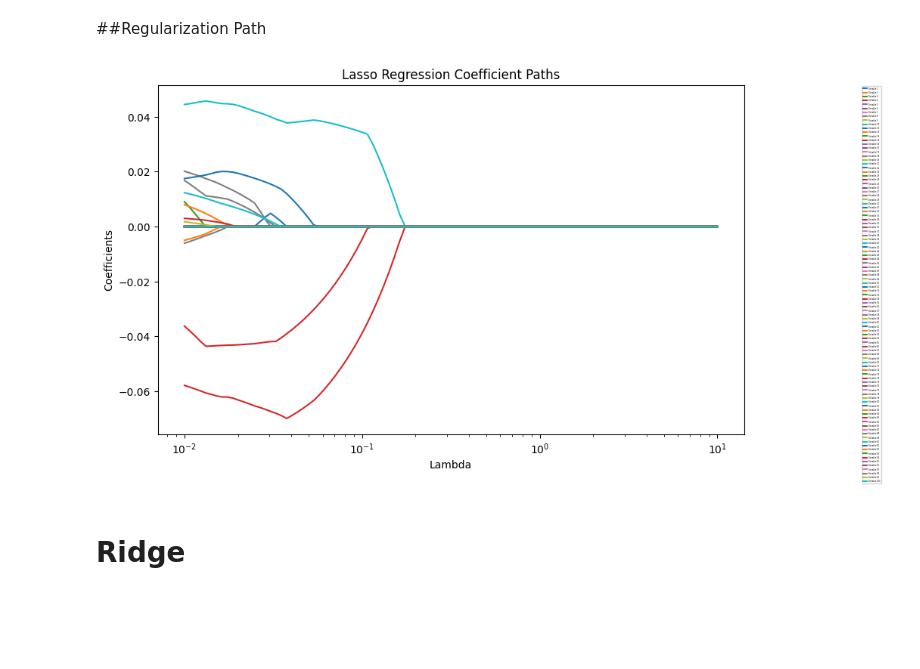
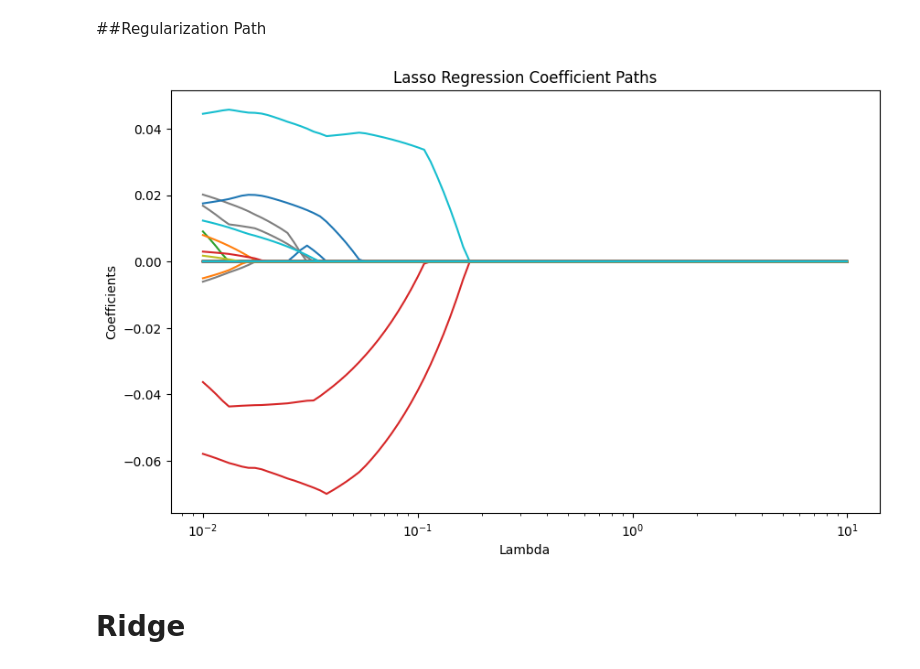
Before and after one commit to dimitris-markopoulos/CrimePredictor-ML, a Jupyter notebook: 2_ElasticNet.ipynb, the cells around one changed output. Cells and saved outputs as stored; diff of their text form; code cells hidden in the pictures; blank space fills up the shorter version.

```diff
--- a/2_ElasticNet.ipynb
+++ b/2_ElasticNet.ipynb
@@ -71,9 +71,10 @@ fit0 = LinearRegression()
 fit0.fit(X_standardized, Y_centered)
 
 # Fit LASSO
-l1_penalty = .1 #alpha = 1.0 is default penalty, so it must be specified
+l1_penalty = 0.01 ###### alpha = 1.0 is default penalty, so it must be specified
 lasso = Lasso(alpha = l1_penalty , fit_intercept=False)
 lasso.fit(X_standardized, Y_centered)
+
 
 # Ensure all arrays have the same shape
 colnames = np.array(colnames)  # Convert to NumPy array
@@ -86,5 +87,10 @@ lasso_df = pd.DataFrame({
     "Without L1": ols_coefs,
     "With L1": lasso_coefs
 })
-lasso_df
+
+print(f"LASSO shrinks {lasso_df.loc[abs(lasso_df['With L1']) == 0.0].shape[0]} coefficients to zero, i.e., there are {lasso_df.loc[abs(lasso_df['With L1']) != 0.0].shape[0]} nonzero coefficients.")
+print(f"\nThe nonzero variables are printed below:\n")
+
+LASSO_vars = list(lasso_df.loc[abs(lasso_df['With L1']) != 0.0]['Variables'].values)
+LASSO_vars
 # %% [output]
@@ -117,23 +117,24 @@ lasso_df.loc[abs(lasso_df['With L1']) != 0.0]
 # %%
 lambdas = np.exp(np.linspace(np.log(0.01), np.log(10), 100))
 betasl = np.zeros((len(lambdas), X.shape[1]))
 for i, lamb in enumerate(lambdas):
     lasso = Lasso(alpha = lamb)
     lasso.fit(X_standardized, Y_centered)
     betasl[i, :] = lasso.coef_
 
 # Plot Lasso paths (log-scale)
 plt.figure(figsize=(10, 6))
 for j in range(X_standardized.shape[1]): #for each variable
     plt.plot(lambdas, betasl[:, j], label=f"Variable {j+1}")
 plt.xscale("log")
 plt.xlabel("Lambda")
 plt.ylabel("Coefficients")
 plt.title("Lasso Regression Coefficient Paths")
-plt.legend(fontsize=1.8, loc='upper left', bbox_to_anchor=(1.2, 1))
+#legend is not relevant due to too many features to differentiate between.
+# plt.legend(fontsize=1.8, loc='upper left', bbox_to_anchor=(1.2, 1))
 plt.show()
 # %% [output]
-[figure, old version]
+[figure, new version]
 # %% [markdown]
 # Ridge
 # %% [markdown]
```
Also changed, not shown: parts of 13 cells of this notebook.
